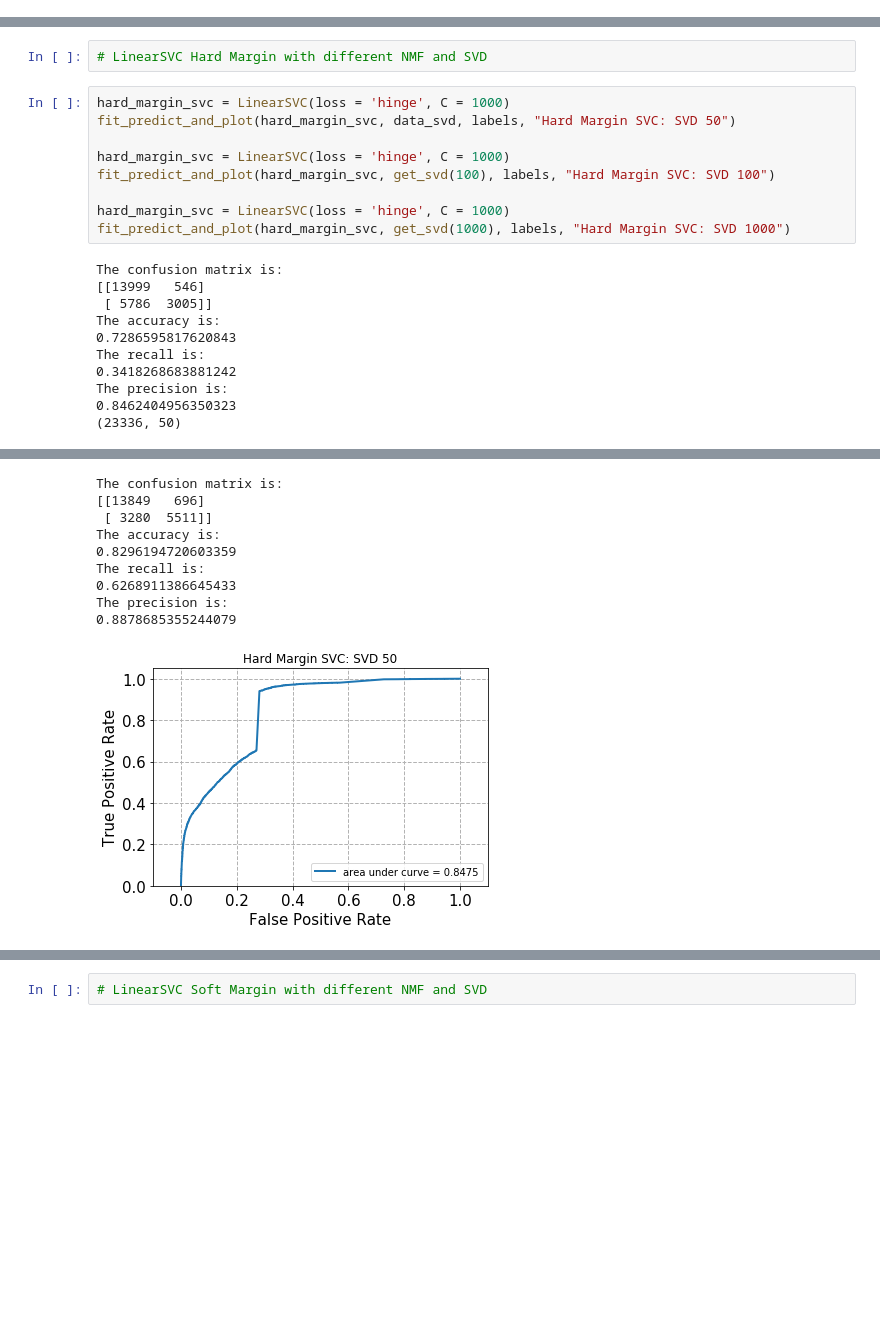
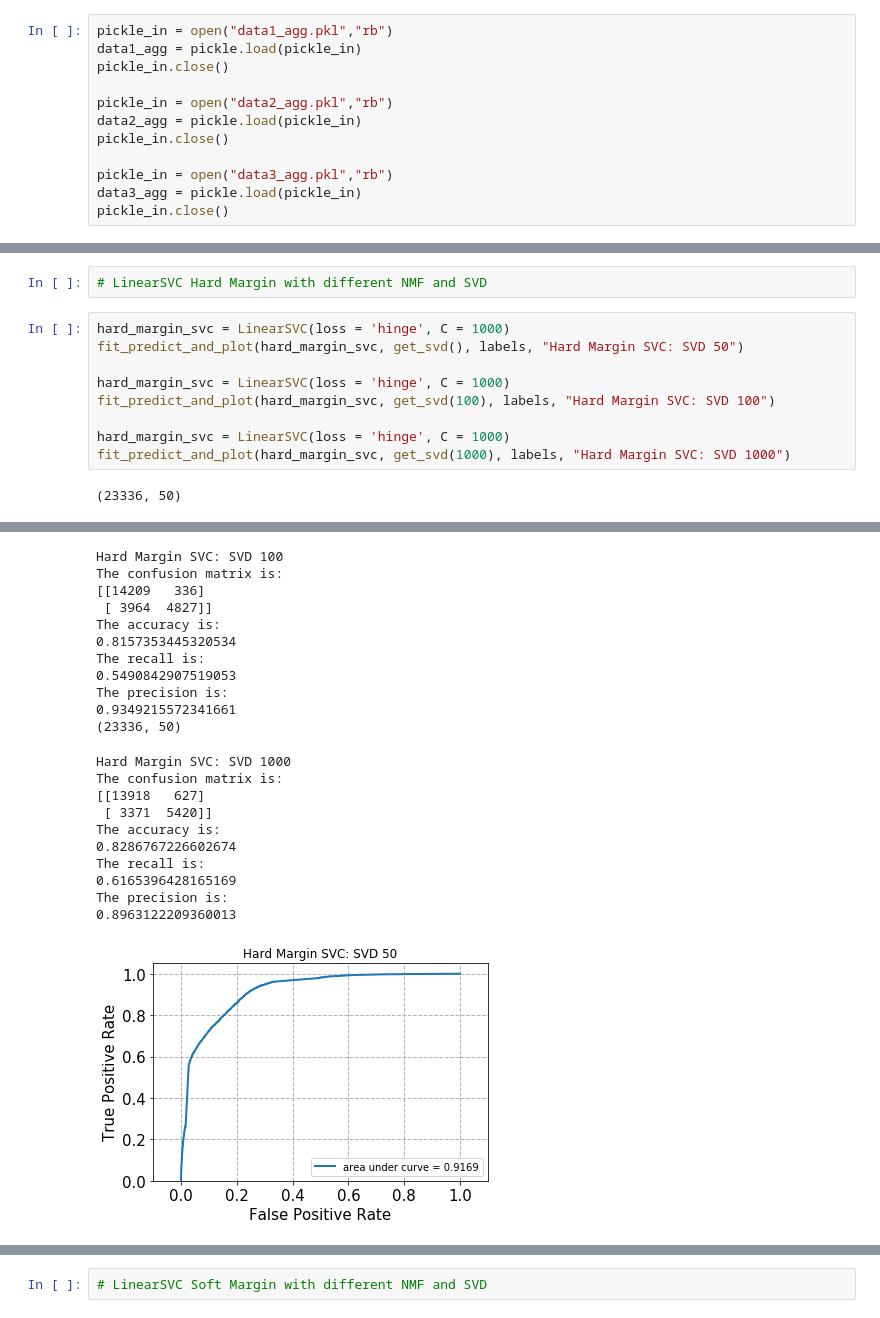
Before and after one commit to rupadevan94/large-scale-data-mining, a Jupyter notebook: Project5/Q11-15.ipynb, the cells around one changed output, grey strips where cells are left out. Drawn from its saved outputs; the diff is of its cells as text; blank space fills up the shorter version.

```diff
--- a/Project5/Q11-15.ipynb
+++ b/Project5/Q11-15.ipynb
@@ -625,6 +627,18 @@ pickle_out.close()
 pickle_out = open("data3_agg.pkl","wb")
 pickle.dump(data3_agg, pickle_out)
 pickle_out.close()
+# %%
+pickle_in = open("data1_agg.pkl","rb")
+data1_agg = pickle.load(pickle_in)
+pickle_in.close()
+
+pickle_in = open("data2_agg.pkl","rb")
+data2_agg = pickle.load(pickle_in)
+pickle_in.close()
+
+pickle_in = open("data3_agg.pkl","rb")
+data3_agg = pickle.load(pickle_in)
+pickle_in.close()
 # %%
 def find_rmse(predictions, targets):
     return np.sqrt(((predictions - targets) ** 2).mean())
@@ -1036,7 +1341,7 @@ def fit_predict_and_plot(pipe, train_data, train_label, title, verbose = True):
 # LinearSVC Hard Margin with different NMF and SVD
 # %%
 hard_margin_svc = LinearSVC(loss = 'hinge', C = 1000)
-fit_predict_and_plot(hard_margin_svc, data_svd, labels, "Hard Margin SVC: SVD 50")
+fit_predict_and_plot(hard_margin_svc, get_svd(), labels, "Hard Margin SVC: SVD 50")
 
 hard_margin_svc = LinearSVC(loss = 'hinge', C = 1000)
 fit_predict_and_plot(hard_margin_svc, get_svd(100), labels, "Hard Margin SVC: SVD 100")
@@ -1044,13 +1349,4 @@ fit_predict_and_plot(hard_margin_svc, get_svd(100), labels, "Hard Margin SVC: SV
 hard_margin_svc = LinearSVC(loss = 'hinge', C = 1000)
 fit_predict_and_plot(hard_margin_svc, get_svd(1000), labels, "Hard Margin SVC: SVD 1000")
 # %% [output]
-The confusion matrix is:
-[[13999   546]
- [ 5786  3005]]
-The accuracy is:
-0.7286595817620843
-The recall is:
-0.3418268683881242
-The precision is:
-0.8462404956350323
 (23336, 50)
@@ -1066,11 +1363,23 @@ The precision is:
 (23336, 50)
+Hard Margin SVC: SVD 100
 The confusion matrix is:
-[[13849   696]
- [ 3280  5511]]
+[[14209   336]
+ [ 3964  4827]]
 The accuracy is:
-0.8296194720603359
+0.8157353445320534
 The recall is:
-0.6268911386645433
+0.5490842907519053
 The precision is:
-0.8878685355244079
+0.9349215572341661
+(23336, 50)
+Hard Margin SVC: SVD 1000
+The confusion matrix is:
+[[13918   627]
+ [ 3371  5420]]
+The accuracy is:
+0.8286767226602674
+The recall is:
+0.6165396428165169
+The precision is:
+0.8963122209360013
-[figure, old version]
+[figure, new version]
```
Also changed, not shown: parts of 34 cells of this notebook.
